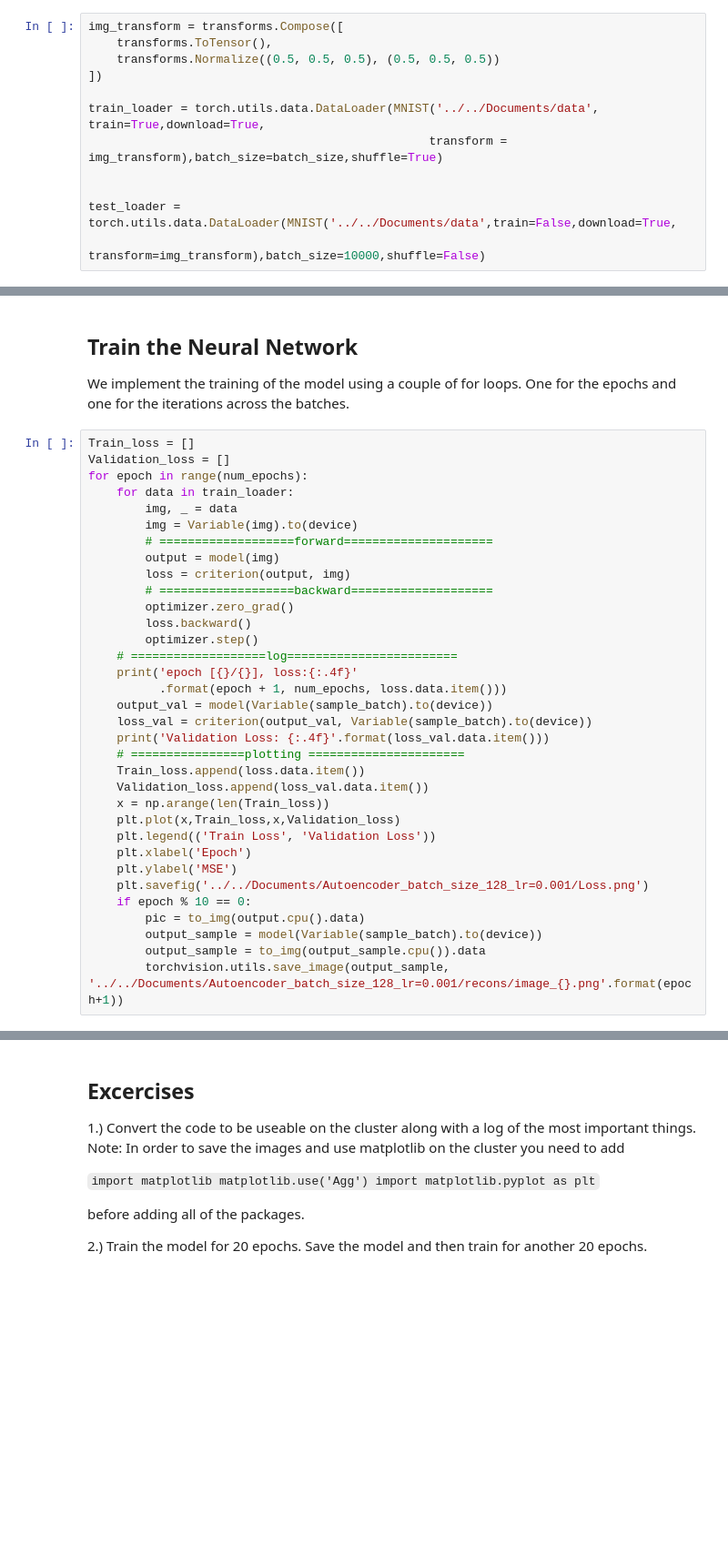
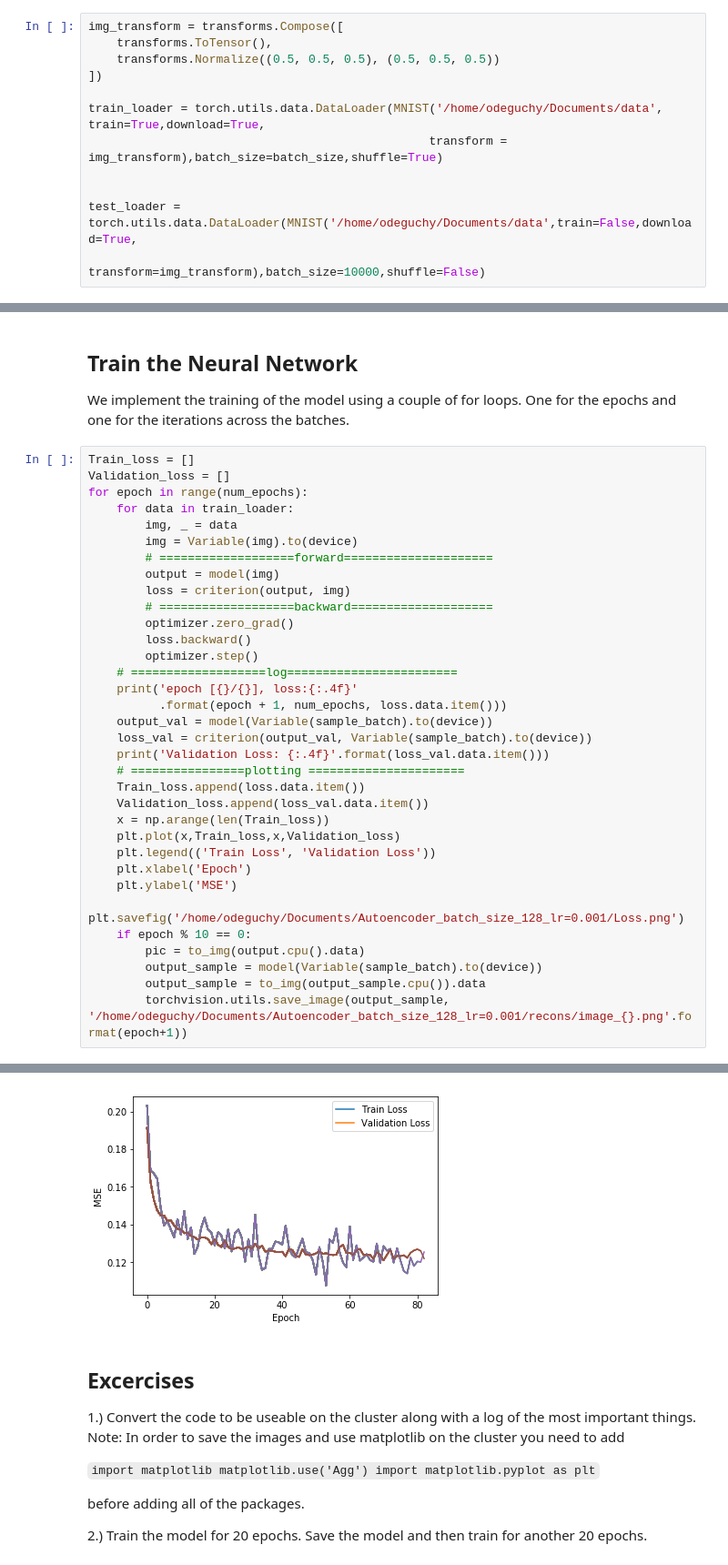
Before and after one commit to aho38/Practice, a Jupyter notebook: Simple_Autoencoder.ipynb, the cells around one changed output, grey strips where cells are left out. Shown at 91% size. Cells and saved outputs as stored; diff of their text form; blank space fills up the shorter version.

Commit message:
data

```diff
--- a/Simple_Autoencoder.ipynb
+++ b/Simple_Autoencoder.ipynb
@@ -78,11 +78,11 @@ img_transform = transforms.Compose([
     transforms.Normalize((0.5, 0.5, 0.5), (0.5, 0.5, 0.5))
 ])
 
-train_loader = torch.utils.data.DataLoader(MNIST('../../Documents/data', train=True,download=True,
+train_loader = torch.utils.data.DataLoader(MNIST('/home/odeguchy/Documents/data', train=True,download=True,
                                                 transform = img_transform),batch_size=batch_size,shuffle=True)
 
 
-test_loader = torch.utils.data.DataLoader(MNIST('../../Documents/data',train=False,download=True,
+test_loader = torch.utils.data.DataLoader(MNIST('/home/odeguchy/Documents/data',train=False,download=True,
                                                transform=img_transform),batch_size=10000,shuffle=False)
 # %%
 print('There are {} batches for training.'.format(len(train_loader)) )
@@ -178,10 +178,10 @@ for epoch in range(num_epochs):
     plt.legend(('Train Loss', 'Validation Loss'))
     plt.xlabel('Epoch')
     plt.ylabel('MSE')
-    plt.savefig('../../Documents/Autoencoder_batch_size_128_lr=0.001/Loss.png')
+    plt.savefig('/home/odeguchy/Documents/Autoencoder_batch_size_128_lr=0.001/Loss.png')
     if epoch % 10 == 0:
         pic = to_img(output.cpu().data)
         output_sample = model(Variable(sample_batch).to(device))
         output_sample = to_img(output_sample.cpu()).data
-        torchvision.utils.save_image(output_sample, '../../Documents/Autoencoder_batch_size_128_lr=0.001/recons/image_{}.png'.format(epoch+1))
+        torchvision.utils.save_image(output_sample, '/home/odeguchy/Documents/Autoencoder_batch_size_128_lr=0.001/recons/image_{}.png'.format(epoch+1))
 # %% [output]
@@ -205,4 +205,5 @@ Validation Loss: 0.1237
 KeyboardInterrupt:
+[figure, added]
 # %% [markdown]
 ## Excercises
 1.) Convert the code to be useable on the cluster along with a log of the most important things.
```
Also changed, not shown: parts of 2 cells of this notebook, 1 other file.
